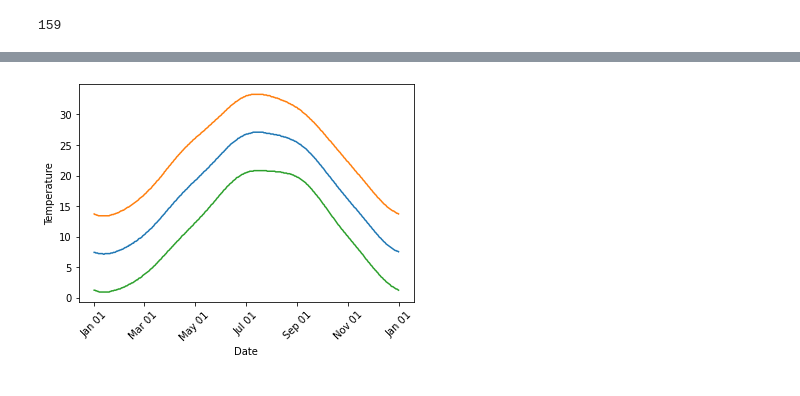
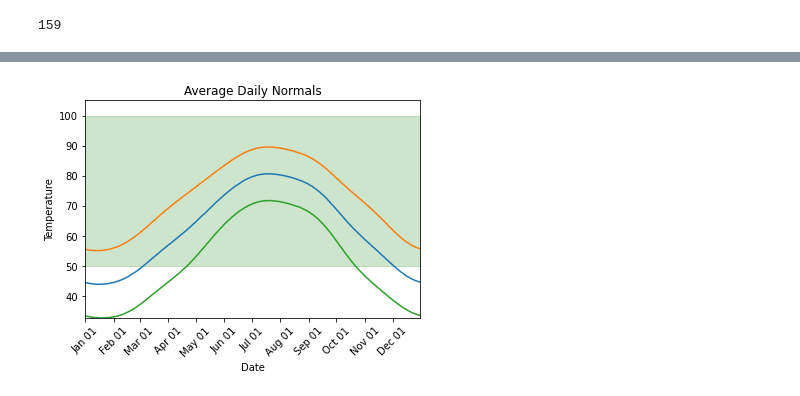
Before and after one commit to rebekahcallkacz/interactive-daily-normals, a Jupyter notebook: initial_data_analysis.ipynb, the cells around one changed output, grey strips where cells are left out. Cells and saved outputs as stored; diff of their text form; code cells hidden in the pictures.

Commit message:
updated nc data and finalized initial graph

```diff
--- a/initial_data_analysis.ipynb
+++ b/initial_data_analysis.ipynb
@@ -67,33 +67,41 @@ rand_station_df
 366 rows × 15 columns
 # %%
-# Store desired temperature boundaries for laying epoxy
-max_temp_C = 37.78
+# Create variables for desired temperature boundaries for laying epoxy
 max_temp_F = 100
-min_temp_C = 10
-min_temp_F =
+min_temp_F = 50
 # %%
 # Plot normals on graph
 
 # Remove leapyear date
 station_plot_df = rand_station_df[rand_station_df['DATE'] != '02-29']
 fig, ax = plt.subplots()
 
 # Create x and y's for normals
 x = pd.to_datetime(station_plot_df['DATE'], format='%m-%d')
 normals = ['DLY-TAVG-NORMAL', 'DLY-TMAX-NORMAL', 'DLY-TMIN-NORMAL']
 
 # Plot normals
 for norm in normals:
     ax.plot(x, station_plot_df[norm])
 
 # Format x tick labels
 ax.xaxis.set_major_formatter(mpldt.DateFormatter('%b %d'))
 ax.xaxis.set_tick_params(labelrotation=45)
 
 # Set axes labels
 ax.xaxis.set_label_text('Date')
 ax.yaxis.set_label_text('Temperature')
 
+# Create background colors for marking temperature boundaries
+ax.fill_between(x, min_temp_F, max_temp_F, color='green', alpha=0.2)
+ax.set_xlim(min(x), max(x))
+max_temp = max(station_plot_df['DLY-TMAX-NORMAL'])
+ylim_max = max(max_temp, max_temp_F)
+ax.set_ylim(min(station_plot_df['DLY-TMIN-NORMAL']), (ylim_max + 5))
+
+# Set title
+plt.title('Average Daily Normals')
+
 plt.show()
 # %% [output]
-[figure, old version]
+[figure, new version]
```
Also changed, not shown: parts of 3 cells of this notebook, 2 other files.
